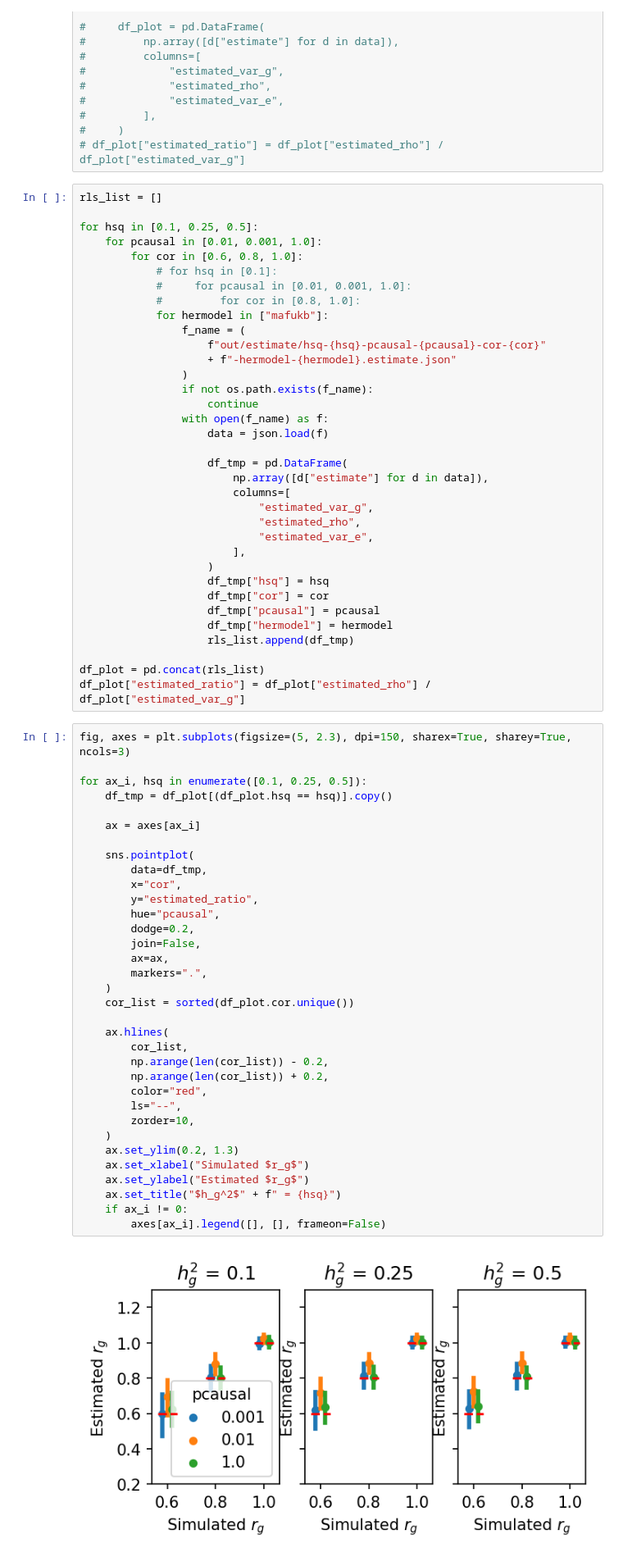
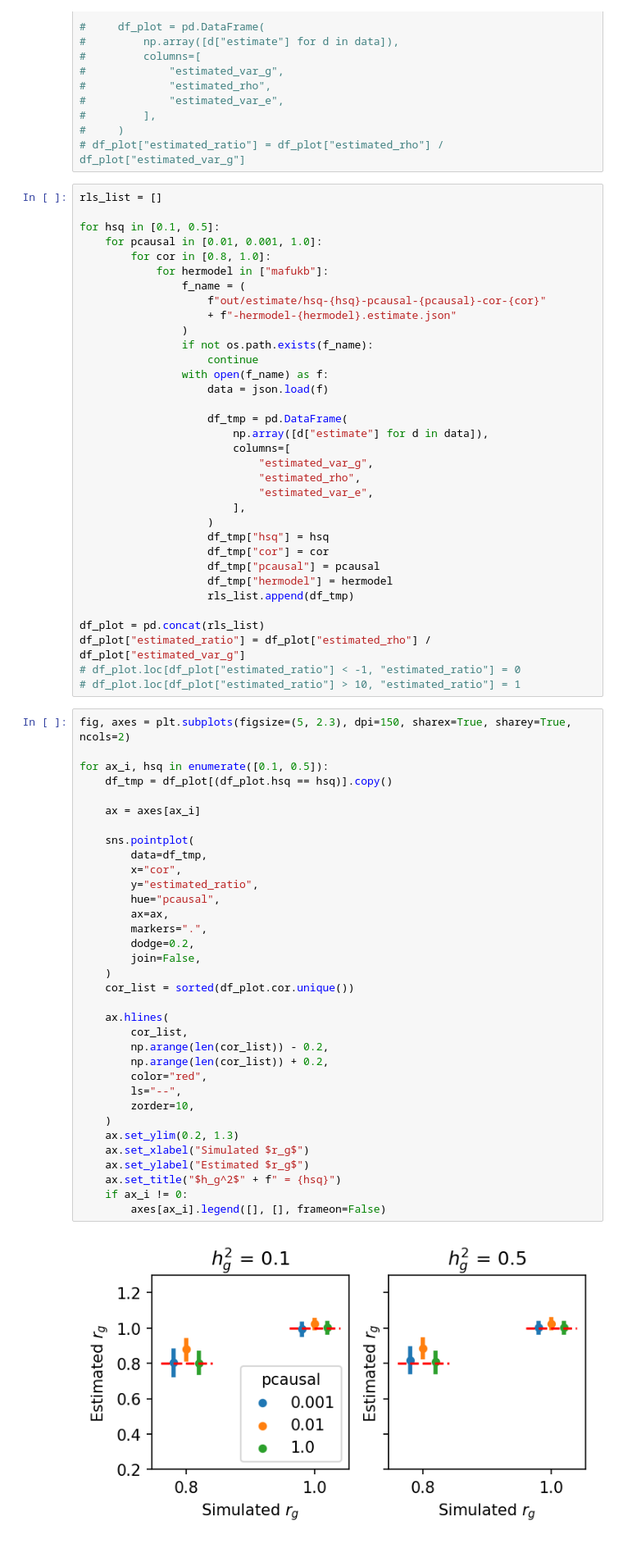
Before and after one commit to KangchengHou/admix-genet-cor, a Jupyter notebook: experiments/01_genome_wide_simulate/plot-simulation.ipynb, the cells around one changed output. Shown at 82% size. Cells and saved outputs as stored; diff of their text form.

```diff
--- a/experiments/01_genome_wide_simulate/plot-simulation.ipynb
+++ b/experiments/01_genome_wide_simulate/plot-simulation.ipynb
@@ -36,12 +31,9 @@ The lab_black extension is already loaded. To reload it, use:
 # %%
 rls_list = []
 
-for hsq in [0.1, 0.25, 0.5]:
+for hsq in [0.1, 0.5]:
     for pcausal in [0.01, 0.001, 1.0]:
-        for cor in [0.6, 0.8, 1.0]:
-            # for hsq in [0.1]:
-            #     for pcausal in [0.01, 0.001, 1.0]:
-            #         for cor in [0.8, 1.0]:
+        for cor in [0.8, 1.0]:
             for hermodel in ["mafukb"]:
                 f_name = (
                     f"out/estimate/hsq-{hsq}-pcausal-{pcausal}-cor-{cor}"
@@ -68,39 +60,41 @@ for hsq in [0.1, 0.25, 0.5]:
 
 df_plot = pd.concat(rls_list)
 df_plot["estimated_ratio"] = df_plot["estimated_rho"] / df_plot["estimated_var_g"]
+# df_plot.loc[df_plot["estimated_ratio"] < -1, "estimated_ratio"] = 0
+# df_plot.loc[df_plot["estimated_ratio"] > 10, "estimated_ratio"] = 1
 # %%
-fig, axes = plt.subplots(figsize=(5, 2.3), dpi=150, sharex=True, sharey=True, ncols=3)
+fig, axes = plt.subplots(figsize=(5, 2.3), dpi=150, sharex=True, sharey=True, ncols=2)
 
-for ax_i, hsq in enumerate([0.1, 0.25, 0.5]):
+for ax_i, hsq in enumerate([0.1, 0.5]):
     df_tmp = df_plot[(df_plot.hsq == hsq)].copy()
 
     ax = axes[ax_i]
 
     sns.pointplot(
         data=df_tmp,
         x="cor",
         y="estimated_ratio",
         hue="pcausal",
+        ax=ax,
+        markers=".",
         dodge=0.2,
         join=False,
-        ax=ax,
-        markers=".",
     )
     cor_list = sorted(df_plot.cor.unique())
 
     ax.hlines(
         cor_list,
         np.arange(len(cor_list)) - 0.2,
         np.arange(len(cor_list)) + 0.2,
         color="red",
         ls="--",
         zorder=10,
     )
     ax.set_ylim(0.2, 1.3)
     ax.set_xlabel("Simulated $r_g$")
     ax.set_ylabel("Estimated $r_g$")
     ax.set_title("$h_g^2$" + f" = {hsq}")
     if ax_i != 0:
         axes[ax_i].legend([], [], frameon=False)
 # %% [output]
-[figure, old version]
+[figure, new version]
```
Also changed, not shown: parts of 9 cells of this notebook, 11 other files.
